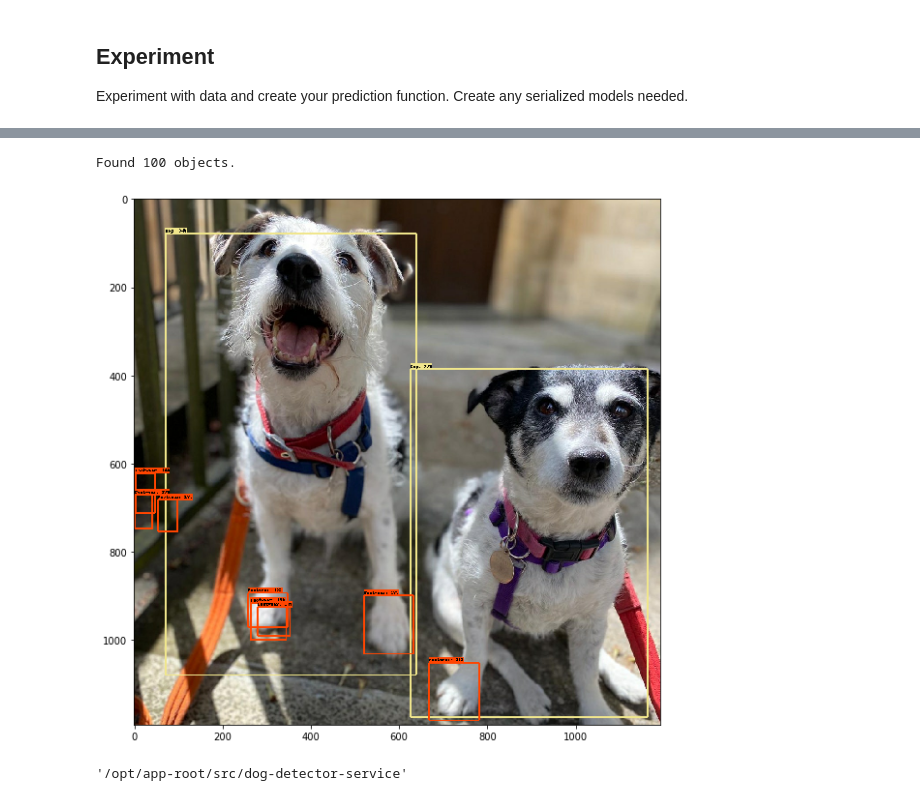
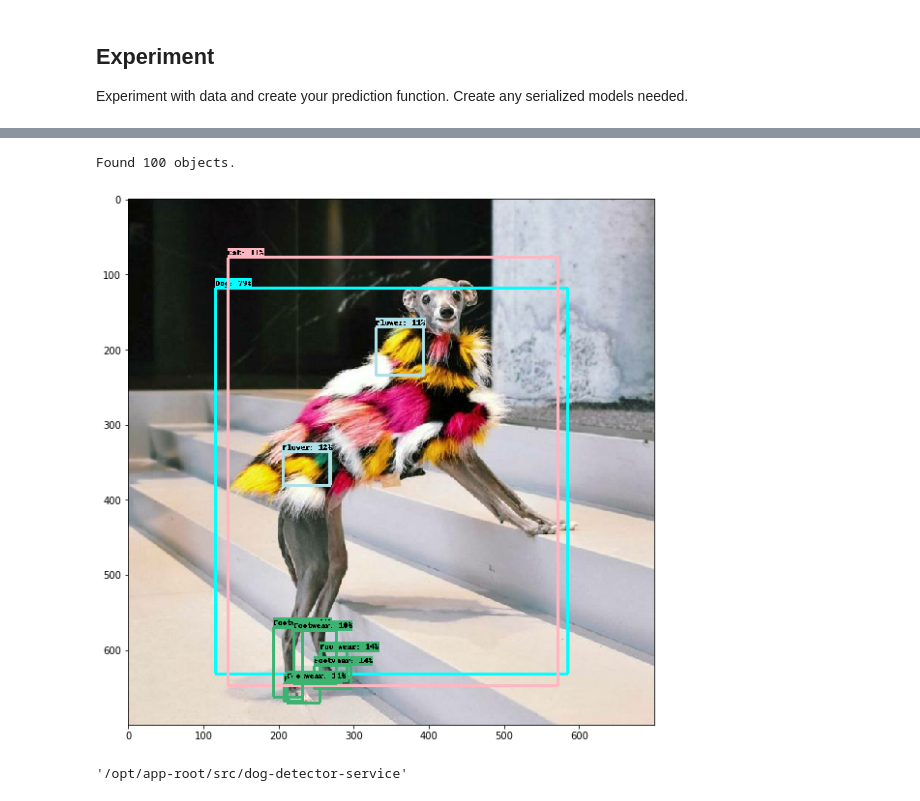
Before and after one commit to rafaeltuelho/dog-detector-service, a Jupyter notebook: 3_predict.ipynb, the cells around one changed output, grey strips where cells are left out. Cells and saved outputs as stored; diff of their text form; code cells hidden in the pictures.

```diff
--- a/3_predict.ipynb
+++ b/3_predict.ipynb
@@ -171,11 +180,12 @@ def run_detector(detector, path):
 
   display_image(image_with_boxes)
 # %%
-dog_img = 'twodogs.jpg'
+# dog_img = 'twodogs.jpg'
+dog_img = 'biba.jpg'
 run_detector(model, dog_img)
 # %% [output]
 Found 100 objects.
-[figure, old version]
+[figure, new version]
 # %%
 import os
 # %%
```
Also changed, not shown: parts of 5 cells of this notebook, 5 other files.
